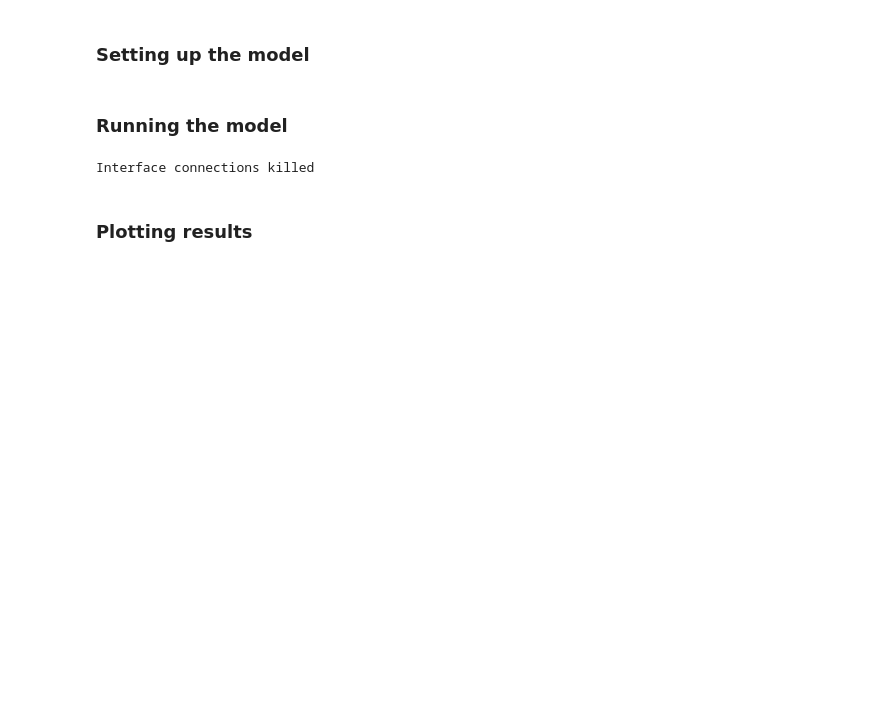
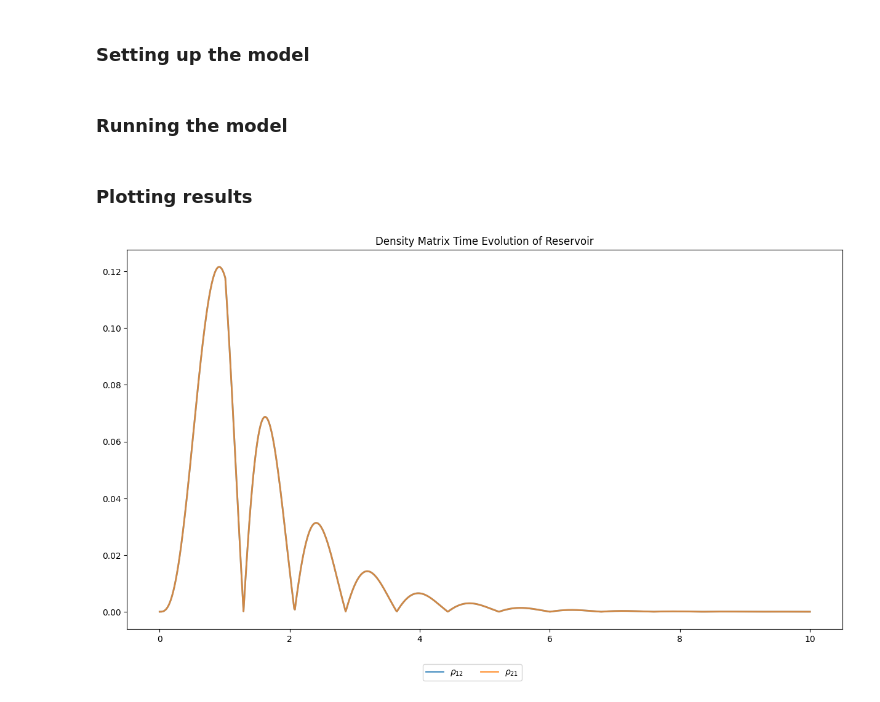
Before and after one commit to Mmackinnon01/entanglement_classifier, a Jupyter notebook: classifier/run.ipynb, the cells around one changed output. Saved outputs shown, nothing was run; the diff lists cells and outputs as text; code cells hidden in the pictures; blank space fills up the shorter version.

```diff
--- a/classifier/run.ipynb
+++ b/classifier/run.ipynb
@@ -77,12 +78,13 @@ model.run()
 # %%
 log1 = model.modelLog
 # %%
-model.system.init_quantum_state = pure_state
-model.setKillInterfaceTime(1)
+model.system.init_quantum_state = generateMixedStateUsingPure()
 model.run()
-# %% [output]
-Interface connections killed
 # %%
 log2 = model.modelLog
 # %% [markdown]
 ### Plotting results
+# %%
+log1.plotRes(off_diag=True)
+# %% [output]
+[figure, added]
```
Also changed, not shown: parts of 12 cells of this notebook, 13 other files.
